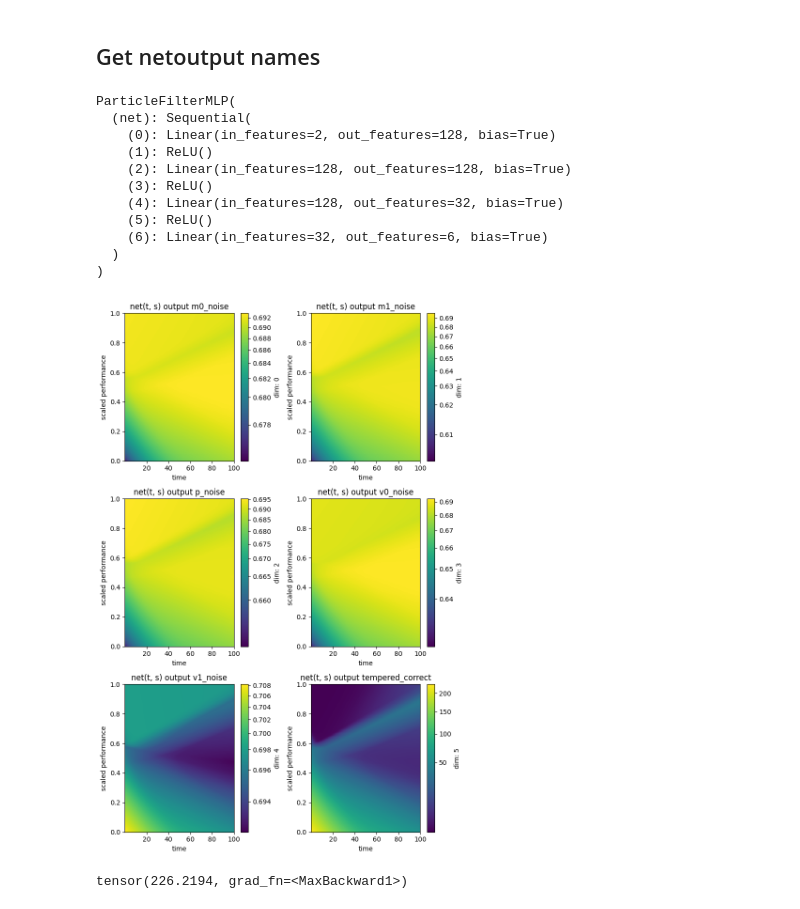
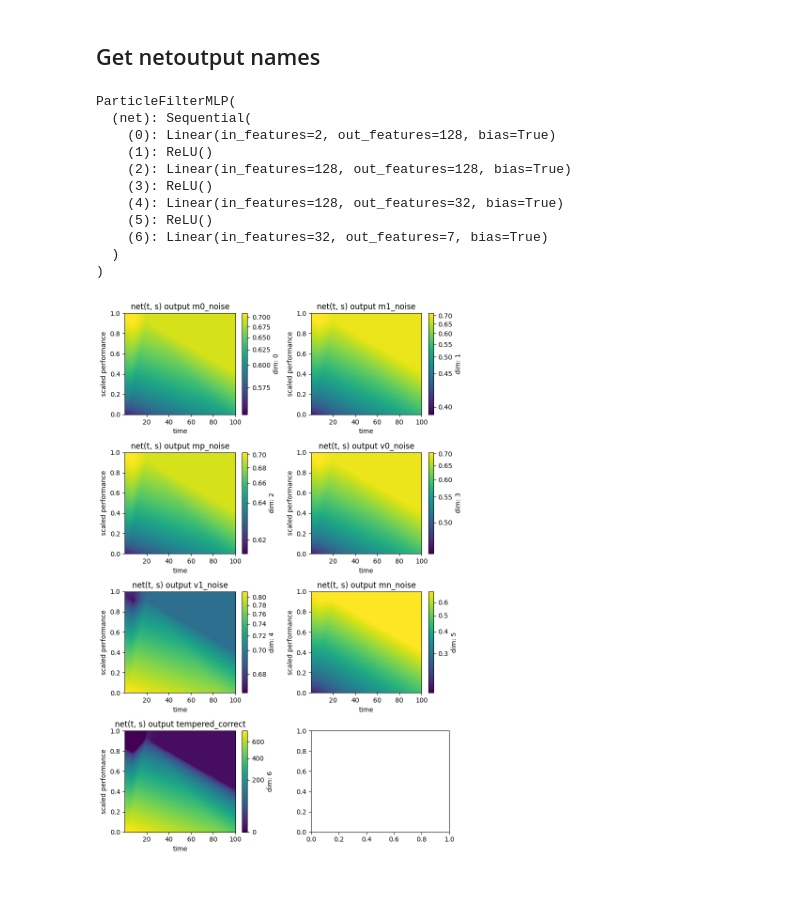
Before and after one commit to 4belito/deep-performance-rul, a Jupyter notebook: 5p-plot_net_otput.ipynb, the cells around one changed output. Cells and saved outputs as stored; diff of their text form; code cells hidden in the pictures.

Commit message:
add linear nominal mean

```diff
--- a/5p-plot_net_otput.ipynb
+++ b/5p-plot_net_otput.ipynb
@@ -12,13 +12,13 @@ noise_names = NormalDegradationModel.get_state_names()
 netout_names = [p.replace('_raw','_noise') for p in noise_names] + ['tempered_correct']
 # %%
 data_name = "DS03"
-perform_name = "SmLPC"
+perform_name = "SmHPC"
 device = "cpu"
 
 experiment_dir = Path('experiments')/data_name
 pf_dir = experiment_dir/'pf_perform'/ perform_name
 # %%
-net = ParticleFilterMLP(state_dim=5,hidden_dims=[128, 128, 32])
+net = ParticleFilterMLP(state_dim=NModel.state_dim(),hidden_dims=[128, 128, 32])
 
 ckpt = torch.load(pf_dir/'checkpoint.pt', map_location=device)
 net.load_state_dict(ckpt['model_state'])
@@ -35,44 +35,29 @@ ParticleFilterMLP(
     (3): ReLU()
     (4): Linear(in_features=128, out_features=32, bias=True)
     (5): ReLU()
-    (6): Linear(in_features=32, out_features=6, bias=True)
+    (6): Linear(in_features=32, out_features=7, bias=True)
   )
 )
 # %%
 t_grid = np.linspace(0.1, 100, 300)
 s_grid = np.linspace(0.0, 1.0, 200)
 
 net.eval()
 
-fig, axes = plt.subplots(3, 2, figsize=(8, 12))
-vmax = 5*[None]+ [None]
-for i in range(6):
+fig, axes = plt.subplots(4, 2, figsize=(8, 12))
+vmax = NModel.state_dim()*[None]+ [None]
+for i in range(NModel.state_dim()+1):
 	net.plot_output(
 		t=t_grid,
 		s=s_grid,
 		dim=i,
   		vmax=vmax[i],
 		ax=axes[i//2, i%2],
 		title=f"net(t, s) output {netout_names[i]}",
 	)
 
 
 plt.tight_layout()
 plt.show()
 # %% [output]
-[figure, old version]
+[figure, new version]
-# %%
-t=t_grid
-s=s_grid
-device = next(net.parameters()).device
-
-# ---- grid ----
-T, S = np.meshgrid(t, s)
-t_torch = torch.tensor(T.flatten(), dtype=torch.float32, device=device)
-s_torch = torch.tensor(S.flatten(), dtype=torch.float32, device=device)
-
-# ---- forward (positive outputs) ----
-noise,correct = net.tuple_logforward(t_torch,s_torch)  # exp to ensure positivity
-correct.max()
-# %% [output]
-tensor(226.2194, grad_fn=<MaxBackward1>)
```
Also changed, not shown: parts of 1 cell of this notebook, 12 other files.
